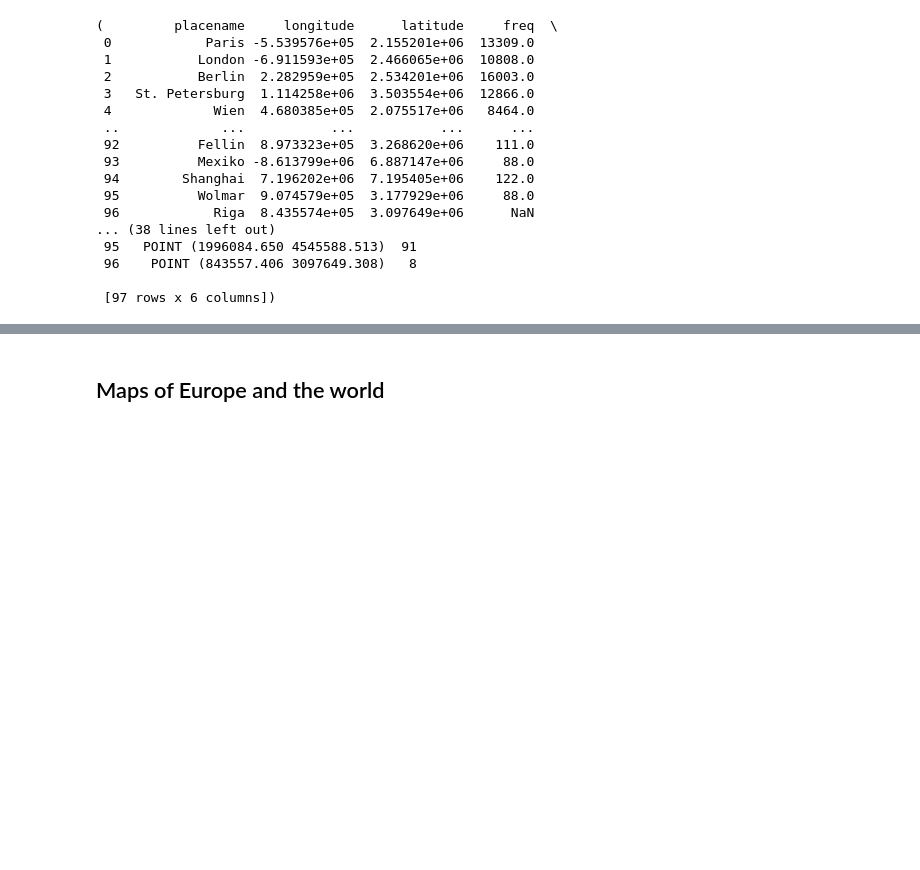
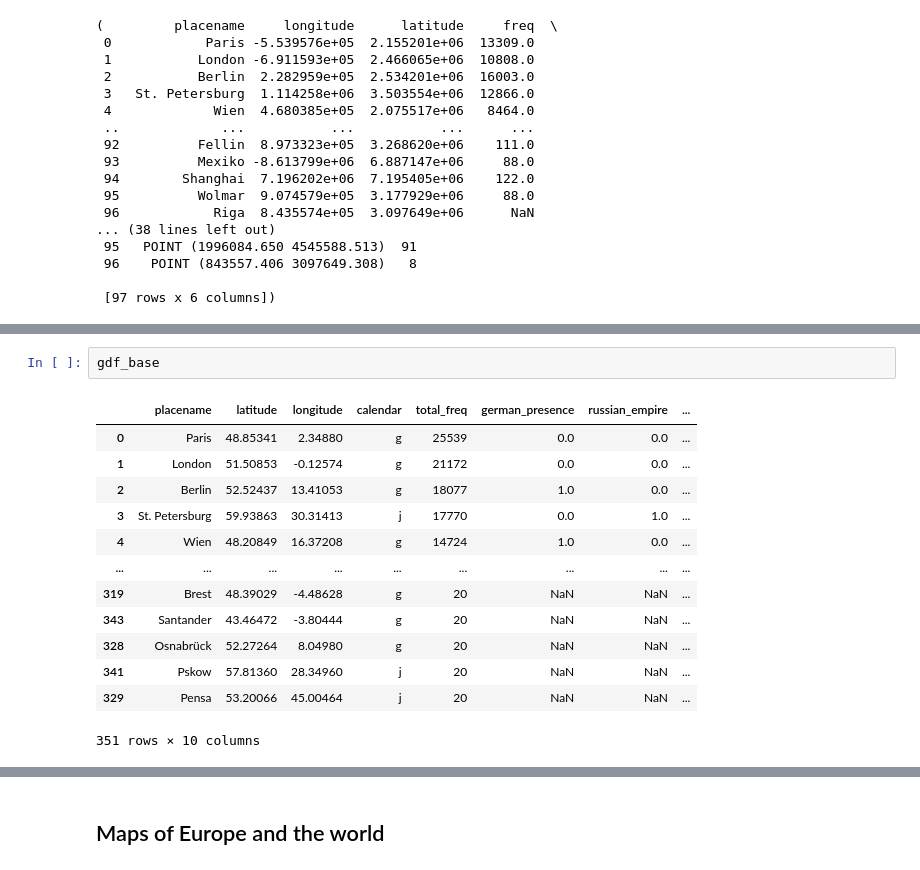
Before and after one commit to krkryger/rigasche-zeitung, a Jupyter notebook: notebooks/spatial.ipynb, the cells around one changed output, grey strips where cells are left out. Saved outputs shown, nothing was run; the diff lists cells and outputs as text; blank space fills up the shorter version.

```diff
--- a/notebooks/spatial.ipynb
+++ b/notebooks/spatial.ipynb
@@ -167,0 +194,16 @@ transform_points(gdf=gdf_base,
+# %%
+gdf_base
+# %% [output]
+|  | placename | latitude | longitude | calendar | total_freq | german_presence | russian_empire | ... |
+| 0 | Paris | 48.85341 | 2.34880 | g | 25539 | 0.0 | 0.0 | ... |
+| 1 | London | 51.50853 | -0.12574 | g | 21172 | 0.0 | 0.0 | ... |
+| 2 | Berlin | 52.52437 | 13.41053 | g | 18077 | 1.0 | 0.0 | ... |
+| 3 | St. Petersburg | 59.93863 | 30.31413 | j | 17770 | 0.0 | 1.0 | ... |
+| 4 | Wien | 48.20849 | 16.37208 | g | 14724 | 1.0 | 0.0 | ... |
+| ... | ... | ... | ... | ... | ... | ... | ... | ... |
+| 319 | Brest | 48.39029 | -4.48628 | g | 20 | NaN | NaN | ... |
+| 343 | Santander | 43.46472 | -3.80444 | g | 20 | NaN | NaN | ... |
+| 328 | Osnabrück | 52.27264 | 8.04980 | g | 20 | NaN | NaN | ... |
+| 341 | Pskow | 57.81360 | 28.34960 | j | 20 | NaN | NaN | ... |
+| 329 | Pensa | 53.20066 | 45.00464 | j | 20 | NaN | NaN | ... |
+351 rows × 10 columns
```
Also changed, not shown: parts of 35 cells of this notebook, 1 other file.
